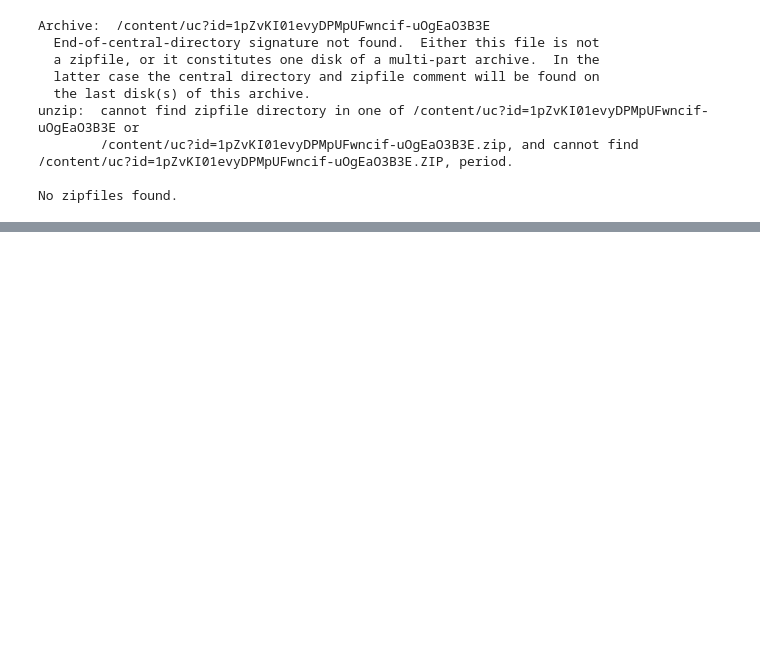
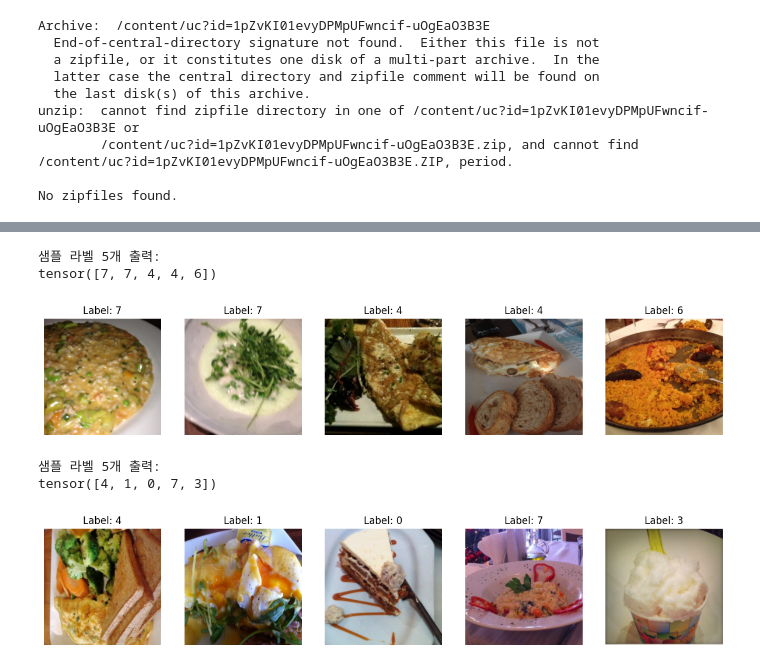
Before and after one commit to sungjae2004/AIIA_AFAC_1, a Jupyter notebook: Food_model__03.ipynb, the cells around one changed output, grey strips where cells are left out. Cells and saved outputs as stored; diff of their text form; code cells hidden in the pictures; blank space fills up the shorter version.

```diff
--- a/Food_model__03.ipynb
+++ b/Food_model__03.ipynb
@@ -71,4 +70,13 @@ unzip:  cannot find zipfile directory in one of /content/uc?id=1pZvKI01evyDPMpUF
         /content/uc?id=1pZvKI01evyDPMpUFwncif-uOgEaO3B3E.zip, and cannot find /content/uc?id=1pZvKI01evyDPMpUFwncif-uOgEaO3B3E.ZIP, period.
 
 No zipfiles found.
+# %%
+# 커스텀 Sharpness 조정 클래스
+class AdjustSharpnessCustom:
+    def __init__(self, sharpness_factor):
+        self.sharpness_factor = sharpness_factor
+
+    def __call__(self, img):
+        enhancer = ImageEnhance.Sharpness(img)
+        return enhancer.enhance(self.sharpness_factor)
 # %%
@@ -125,0 +140,33 @@ Train Batch Labels: tensor([8, 8, 1, 7, 6, 6, 1, 3, 0, 2, 8, 2, 4, 1, 3, 5, 5, 3
+# %%
+# 데이터 로더에서 샘플 배치 확인
+def check_labels(dataloader, num_samples=5):
+    data_iter = iter(dataloader)
+    images, labels = next(data_iter)  # 첫 번째 배치 가져오기
+
+    print(f"샘플 라벨 {num_samples}개 출력:")
+    print(labels[:num_samples])  # 첫 num_samples개의 라벨 출력
+
+    # 시각화 (이미지 & 라벨 확인)
+    fig, axes = plt.subplots(1, num_samples, figsize=(15, 5))
+    for i in range(num_samples):
+        img = images[i].permute(1, 2, 0).numpy()  # 채널 차원 변경 (PyTorch -> NumPy)
+        img = (img * 0.5) + 0.5  # 정규화 되돌리기 (Normalize 반전)
+
+        axes[i].imshow(img)
+        axes[i].set_title(f"Label: {labels[i].item()}")
+        axes[i].axis("off")
+
+    plt.show()
+
+# 학습 데이터 로더에서 확인
+check_labels(train_loader)
+
+# 검증 데이터 로더에서도 확인 가능
+check_labels(validation_loader)
+# %% [output]
+샘플 라벨 5개 출력:
+tensor([7, 7, 4, 4, 6])
+[figure, added]
+샘플 라벨 5개 출력:
+tensor([4, 1, 0, 7, 3])
+[figure, added]
```
Also changed, not shown: parts of 17 cells of this notebook.
